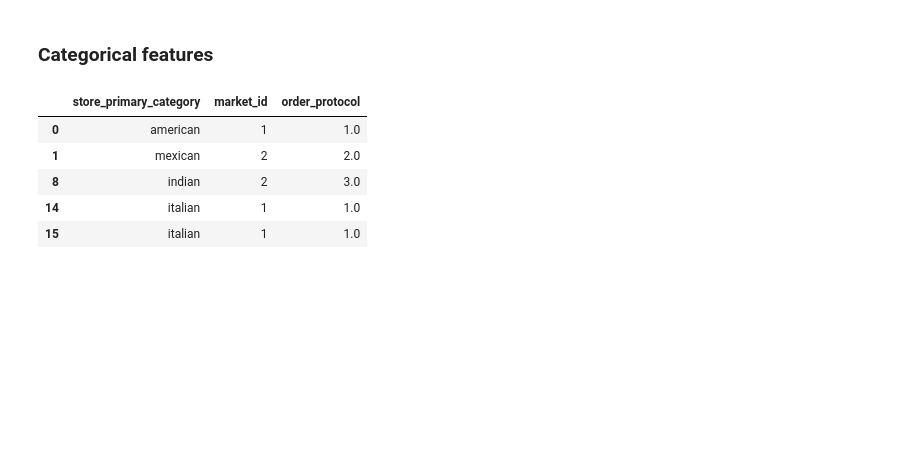
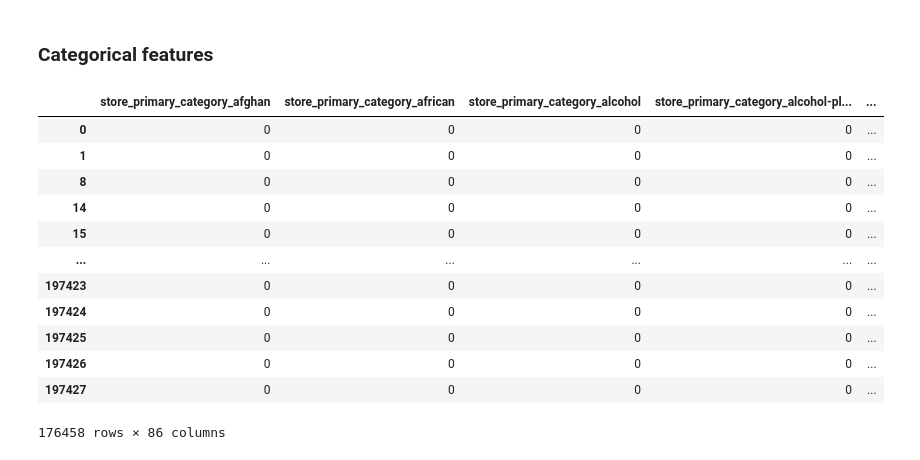
Before and after one commit to JULU909/Machine-learning-projects, a Jupyter notebook: DeliveryPredictionModel/FeatureExtraction.ipynb, the cells around one changed output. Cells and saved outputs as stored; diff of their text form; code cells hidden in the pictures; blank space fills up the shorter version.

```diff
--- a/DeliveryPredictionModel/FeatureExtraction.ipynb
+++ b/DeliveryPredictionModel/FeatureExtraction.ipynb
@@ -71,16 +71,20 @@ calender = [
 ]
 
 numeric_features = cleaned[numerics]
-categorical_features = cleaned[categorical]
 calender_features = cleaned[calender]
+# %%
+# Function to clean features
+
+def clean_categorical (df , columns) :
+    categorical_features = df[categorical]
+    categorical_features = pd.get_dummies(categorical_features, columns = columns)
+    categorical_features
+    categorical_features.head()
+    return categorical_features
+
+
+def clean_numeric (df , columns):
+    numeric_features = df[columns]
+    return numeric_features
 # %% [markdown]
 ### Categorical features
-# %%
-categorical_features.head()
-# %% [output]
-|  | store_primary_category | market_id | order_protocol |
-| 0 | american | 1 | 1.0 |
-| 1 | mexican | 2 | 2.0 |
-| 8 | indian | 2 | 3.0 |
-| 14 | italian | 1 | 1.0 |
-| 15 | italian | 1 | 1.0 |
@@ -89,0 +91,17 @@ from sklearn.preprocessing import OneHotEncoder
+# %%
+categorical_features = clean_categorical(cleaned,categorical)
+categorical_features
+# %% [output]
+|  | store_primary_category_afghan | store_primary_category_african | store_primary_category_alcohol | store_primary_category_alcohol-pl... | ... |
+| 0 | 0 | 0 | 0 | 0 | ... |
+| 1 | 0 | 0 | 0 | 0 | ... |
+| 8 | 0 | 0 | 0 | 0 | ... |
+| 14 | 0 | 0 | 0 | 0 | ... |
+| 15 | 0 | 0 | 0 | 0 | ... |
+| ... | ... | ... | ... | ... | ... |
+| 197423 | 0 | 0 | 0 | 0 | ... |
+| 197424 | 0 | 0 | 0 | 0 | ... |
+| 197425 | 0 | 0 | 0 | 0 | ... |
+| 197426 | 0 | 0 | 0 | 0 | ... |
+| 197427 | 0 | 0 | 0 | 0 | ... |
+176458 rows × 86 columns
```
Also changed, not shown: parts of 5 cells of this notebook.
